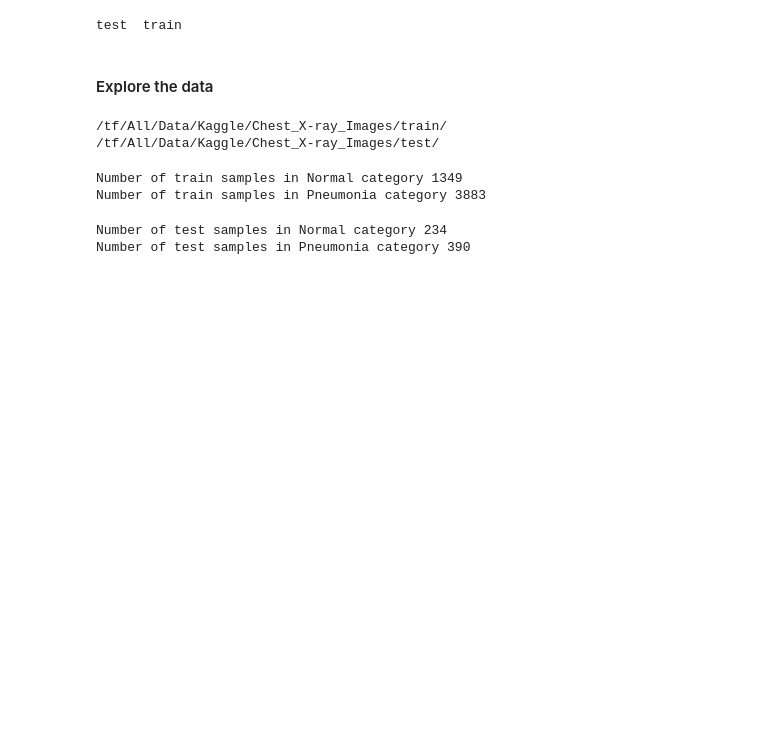
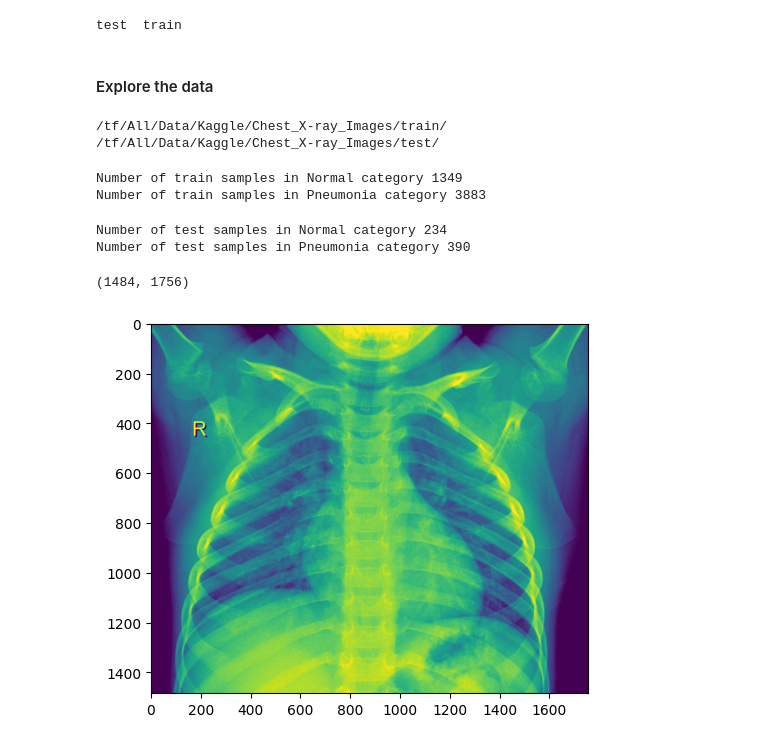
Before and after one commit to rkaunismaa/ComputerVisionProjectsWithPyTorch, a Jupyter notebook: Chapter_02/ImageClassification.ipynb, the cells around one changed output. Drawn from its saved outputs; the diff is of its cells as text; code cells hidden in the pictures; blank space fills up the shorter version.

Commit message:
loading data

```diff
--- a/Chapter_02/ImageClassification.ipynb
+++ b/Chapter_02/ImageClassification.ipynb
@@ -63,3 +65,15 @@ print("Number of test samples in Pneumonia category {}".format(len(files_list_pn
 # %% [output]
 Number of test samples in Normal category 234
 Number of test samples in Pneumonia category 390
+# %%
+## get random file to check
+img = dataDir + '/train/NORMAL/'+ files_list_normal_train[np.random.randint(0,len(files_list_normal_train))]
+print(plt.imread(img).shape)
+# %% [output]
+(1484, 1756)
+# %%
+img = mpimg.imread(img)
+imgplot = plt.imshow(img)
+plt.show()
+# %% [output]
+[figure, added]
```
Also changed, not shown: parts of 11 cells of this notebook.
